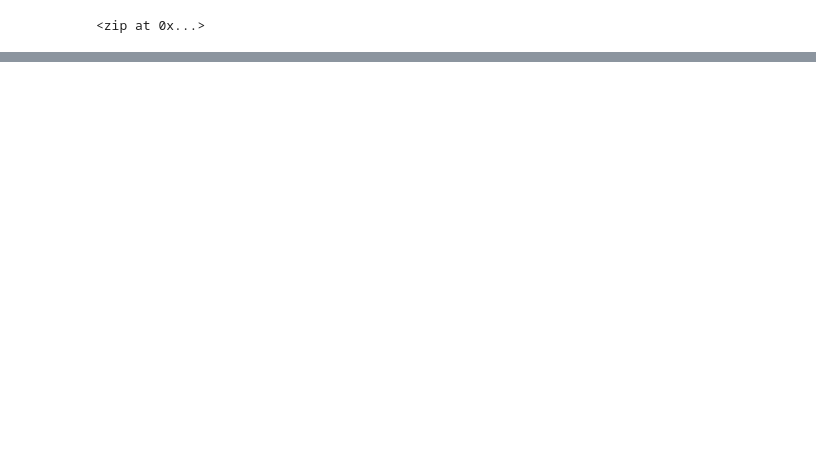
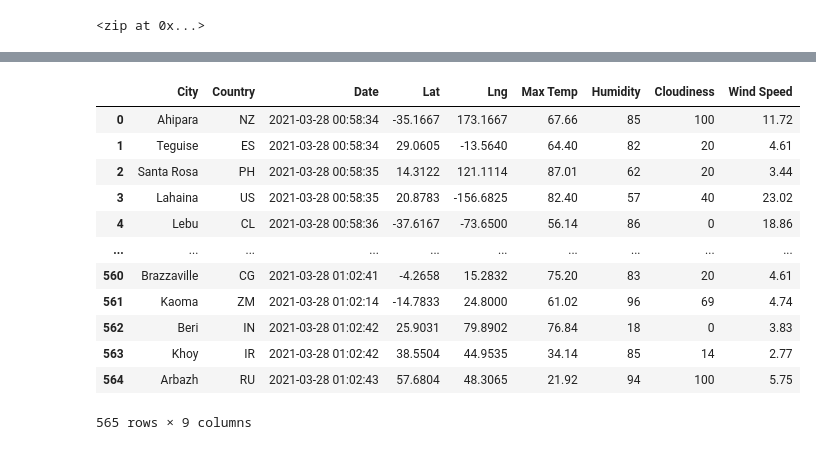
Before and after one commit to mpooser417/World_Weather_Analysis, a Jupyter notebook: WeatherPy.ipynb, the cells around one changed output, grey strips where cells are left out. Drawn from its saved outputs; the diff is of its cells as text; code cells hidden in the pictures; blank space fills up the shorter version.

```diff
--- a/WeatherPy.ipynb
+++ b/WeatherPy.ipynb
@@ -32,0 +36,3 @@ len(cities)
+# %%
+url = "http://api.openweathermap.org/data/2.5/weather?units=Imperial&APPID=" + weather_api_key
+print(url)
@@ -32,0 +126,4 @@ len(cities)
+# %%
+# Convert the array of dictionaries to a Pandas DataFrame.
+city_data_df = pd.DataFrame(city_data)
+city_data_df.head(10)
@@ -32,0 +142,18 @@ len(cities)
+# %%
+new_column_order = ['City','Country','Date','Lat','Lng','Max Temp','Humidity','Cloudiness','Wind Speed']
+city_data_df = city_data_df[new_column_order]
+city_data_df
+# %% [output]
+|  | City | Country | Date | Lat | Lng | Max Temp | Humidity | Cloudiness | Wind Speed |
+| 0 | Ahipara | NZ | 2021-03-28 00:58:34 | -35.1667 | 173.1667 | 67.66 | 85 | 100 | 11.72 |
+| 1 | Teguise | ES | 2021-03-28 00:58:34 | 29.0605 | -13.5640 | 64.40 | 82 | 20 | 4.61 |
+| 2 | Santa Rosa | PH | 2021-03-28 00:58:35 | 14.3122 | 121.1114 | 87.01 | 62 | 20 | 3.44 |
+| 3 | Lahaina | US | 2021-03-28 00:58:35 | 20.8783 | -156.6825 | 82.40 | 57 | 40 | 23.02 |
+| 4 | Lebu | CL | 2021-03-28 00:58:36 | -37.6167 | -73.6500 | 56.14 | 86 | 0 | 18.86 |
+| ... | ... | ... | ... | ... | ... | ... | ... | ... | ... |
+| 560 | Brazzaville | CG | 2021-03-28 01:02:41 | -4.2658 | 15.2832 | 75.20 | 83 | 20 | 4.61 |
+| 561 | Kaoma | ZM | 2021-03-28 01:02:14 | -14.7833 | 24.8000 | 61.02 | 96 | 69 | 4.74 |
+| 562 | Beri | IN | 2021-03-28 01:02:42 | 25.9031 | 79.8902 | 76.84 | 18 | 0 | 3.83 |
+| 563 | Khoy | IR | 2021-03-28 01:02:42 | 38.5504 | 44.9535 | 34.14 | 85 | 14 | 2.77 |
+| 564 | Arbazh | RU | 2021-03-28 01:02:43 | 57.6804 | 48.3065 | 21.92 | 94 | 100 | 5.75 |
+565 rows × 9 columns
```
Also changed, not shown: parts of 8 cells of this notebook, 1 other file.
